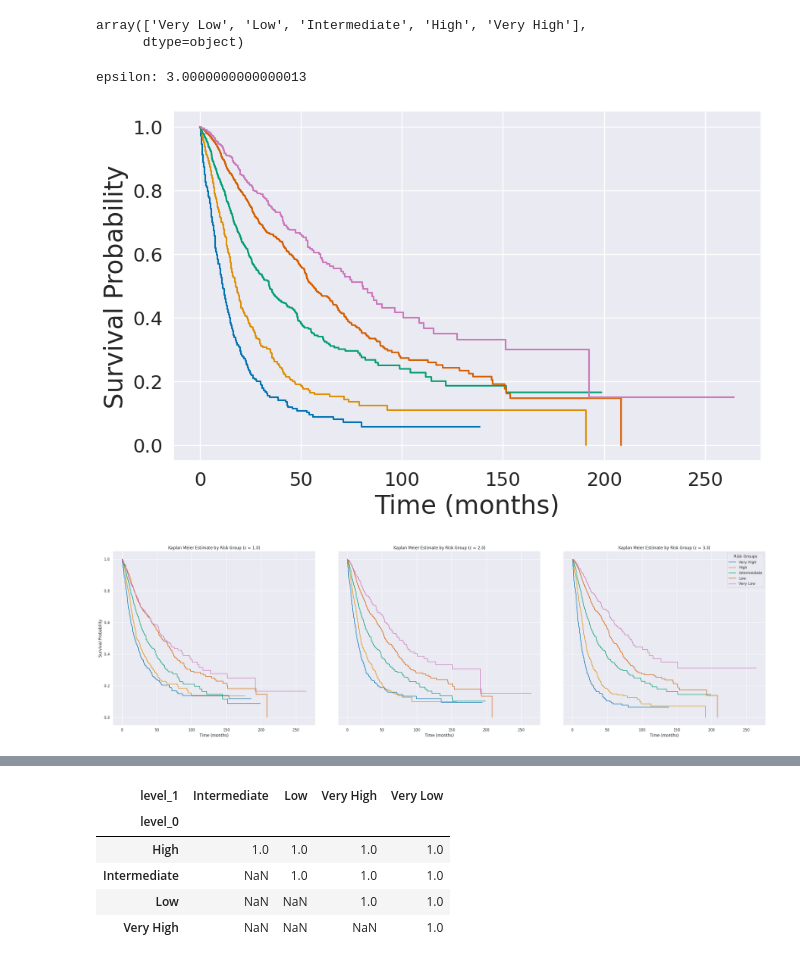
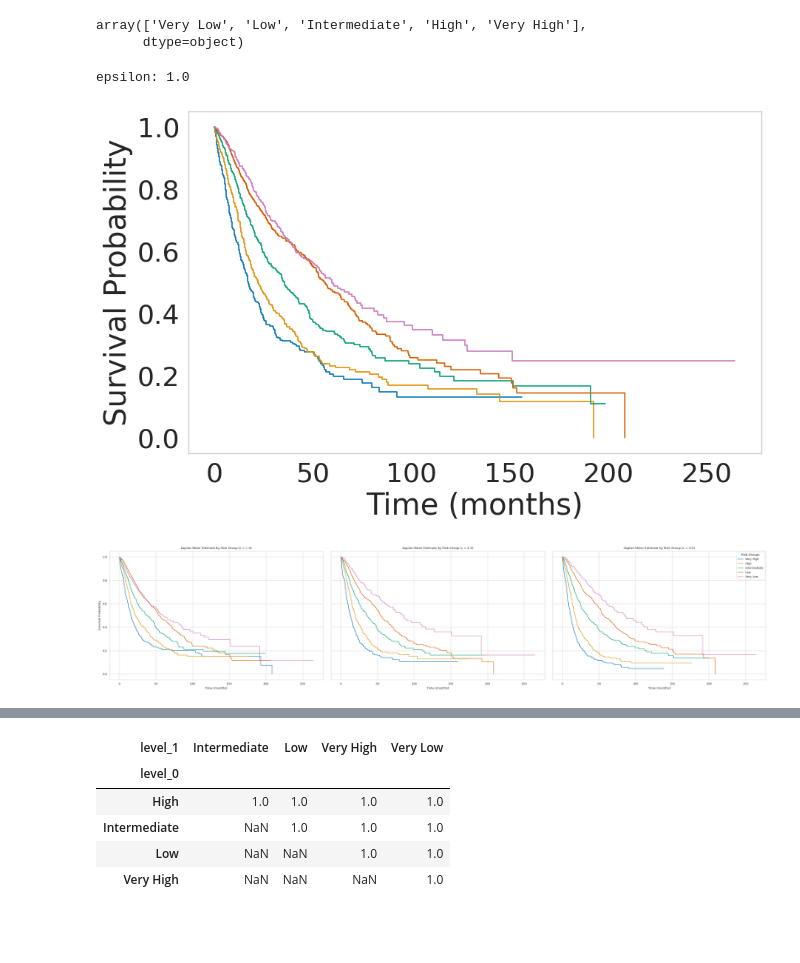
Before and after one commit to Kekkodf/DP-SurvAnalysis, a Jupyter notebook: src/dp_notebook.ipynb, the cells around one changed output, grey strips where cells are left out. Cells and saved outputs as stored; diff of their text form; code cells hidden in the pictures; blank space fills up the shorter version.

Commit message:
Results and graphs cleaned

```diff
--- a/src/dp_notebook.ipynb
+++ b/src/dp_notebook.ipynb
@@ -12,7 +12,8 @@ import lifelines.statistics
 import math
 
 sns.set_theme()
-sns.set_context("notebook")
+sns.set_context("paper")
+sns.set_style("whitegrid")
 sns.set_palette("colorblind")
 # %% [markdown]
 # DP - Mechanism Definitions
@@ -164,7 +165,7 @@ df = pd.concat([df_verylow, df_low, df_int, df_high, df_veryhigh]).reset_index(d
 
 df['Status'] = df['Status'].map({'censored': 0, 'deceased': 1})
 #eliminate columns
-df = df.drop(['Case ID', 'Study ID', 'Survival Rate', 'Number at Risk'], axis=1)
+df = df.drop(['Case ID', 'Study ID', 'Survival Rate'], axis=1)
 #raname columns
 df = df.rename(columns={'Time (months)': 'Time'})
 
@@ -254,9 +299,9 @@ plt.rcParams.update({'font.size': 64})
 #e1 = 3 -> p = (math.pow(np.exp(1),3)*(n-1)-1)/((1+math.pow(np.exp(1),3))*(n-1))
 n = len(risk_groups)
 
-#p = (np.exp(1)*(n-1)-1)/((1+np.exp(1))*(n-1))
+p = (np.exp(1)*(n-1)-1)/((1+np.exp(1))*(n-1))
 #p = (math.pow(np.exp(1),2)*(n-1)-1)/((1+math.pow(np.exp(1),2))*(n-1))
-p = (math.pow(np.exp(1),3)*(n-1)-1)/((1+math.pow(np.exp(1),3))*(n-1))
+#p = (math.pow(np.exp(1),3)*(n-1)-1)/((1+math.pow(np.exp(1),3))*(n-1))
 e1 = verify_epsilon(p, n)
 print(f'epsilon: {e1}')
 # privatize the IPSS-R category
@@ -283,20 +328,22 @@ for ix, label in zip([ix_vh, ix_h, ix_i, ix_l, ix_vl], ['Very High', 'High', 'In
     km.plot(ax=plt.gca(), ci_show=False)  # Use the current axes, overlaying the plots
 
 #plt.title(r'Kaplan Meier Estimate by Risk Group ($\epsilon$ = {})'.format(round(e1, 2)))
-plt.xlabel('Time (months)', size=24)
-plt.xticks(size=18)
-plt.ylabel('Survival Probability', size=24)
-plt.yticks(size=18)
+plt.xlabel('Time (months)', size=29)
+plt.xticks(size=26)
+plt.ylabel('Survival Probability', size=29)
+plt.yticks(size=26)
 #plt.legend(title='Risk Groups', loc = 'best', fontsize = 20, title_fontsize = 20)
 #remove the legend
 plt.legend().remove()
+#remove the grid
+plt.grid(False)
 plt.show()
 # %% [output]
-epsilon: 3.0000000000000013
+epsilon: 1.0
-[figure, old version]
+[figure, new version]
 # %%
 # Set global font size
-plt.rcParams.update({'font.size': 64})  # You can adjust the size as needed
+plt.rcParams.update({'font.size': 24})  # You can adjust the size as needed
 
 def plot_km_curves_for_epsilon(df, n, e1_val, show_y_labels, show_legend):
     # Set the coin bias according to e1
@@ -321,32 +368,32 @@ def plot_km_curves_for_epsilon(df, n, e1_val, show_y_labels, show_legend):
 
     # Initialize KaplanMeierFitter
     km = KaplanMeierFitter()
 
     # Fitting and plotting for each risk group
     for ix, label in zip([ix_vh, ix_h, ix_i, ix_l, ix_vl], ['Very High', 'High', 'Intermediate', 'Low', 'Very Low']):
         km.fit(df['Time'][ix], df['Status'][ix], label=label)
         km.plot(ax=plt.gca(), ci_show=False)  # Use the current axes, overlaying the plots
 
     if not show_y_labels:
         plt.gca().set_ylabel('')  # Remove y label
         plt.gca().set_yticklabels([])  # Remove y tick labels
 
     plt.title(r'Kaplan Meier Estimate by Risk Group ($\epsilon$ = {})'.format(round(e1, 2)))
     plt.xlabel('Time (months)')
     if show_y_labels:
         plt.ylabel('Survival Probability')
     if show_legend:
         plt.legend(title='Risk Groups', loc='best')
     else:
         plt.gca().get_legend().remove()  # Remove legend if not the last plot
 
 # Main plotting
-fig, axes = plt.subplots(1, 3, figsize=(30, 10))  # Adjust the size as needed
+fig, axes = plt.subplots(1, 3, figsize=(30, 7))  # Adjust the size as needed
 for i, e1_val in enumerate([1, 2, 3]):
     plt.sca(axes[i])  # Set the current axes
     plot_km_curves_for_epsilon(df, len(risk_groups), e1_val, show_y_labels=(i == 0), show_legend=(i == 2))
 
 plt.tight_layout()
 plt.show()
 # %% [output]
-[figure, old version]
+[figure, new version]
```
Also changed, not shown: parts of 16 cells of this notebook, 8 other files.
